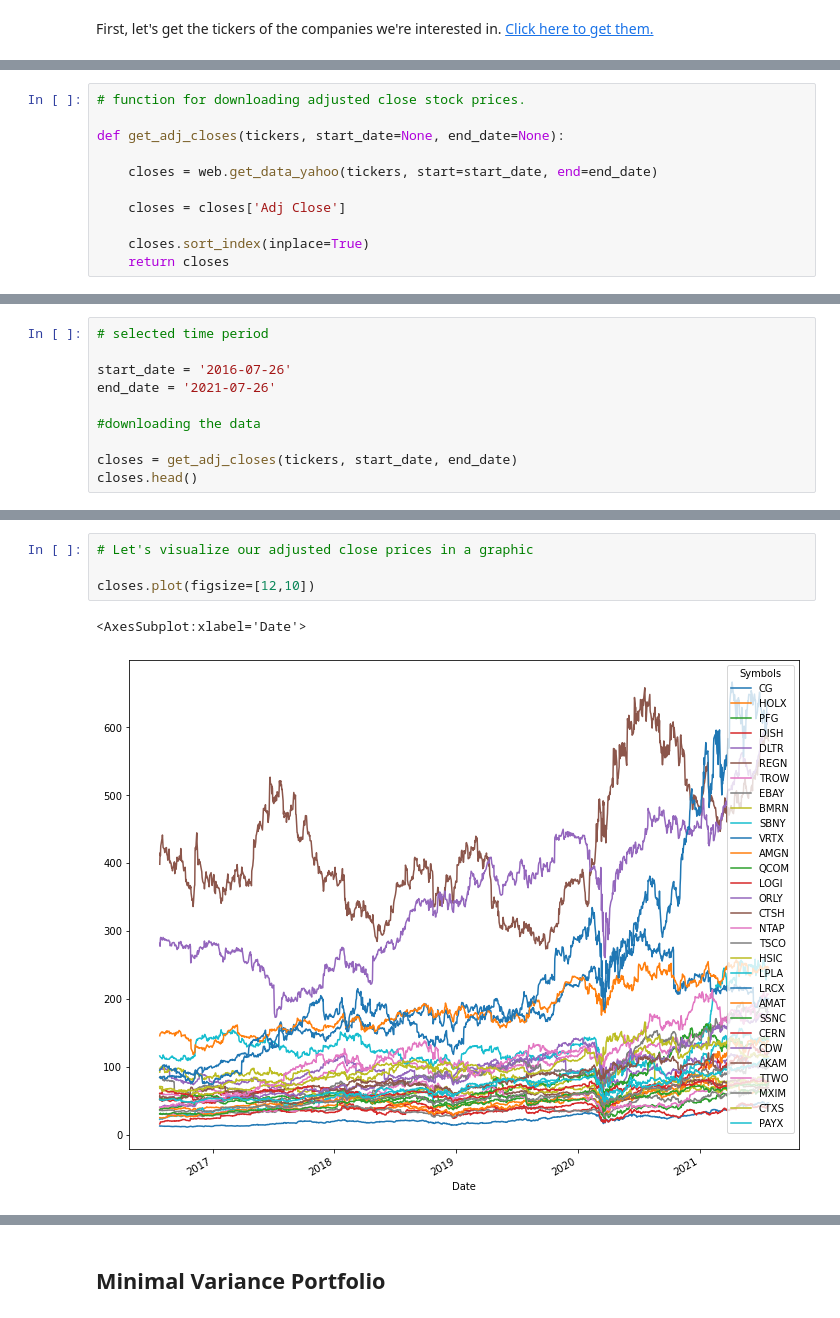
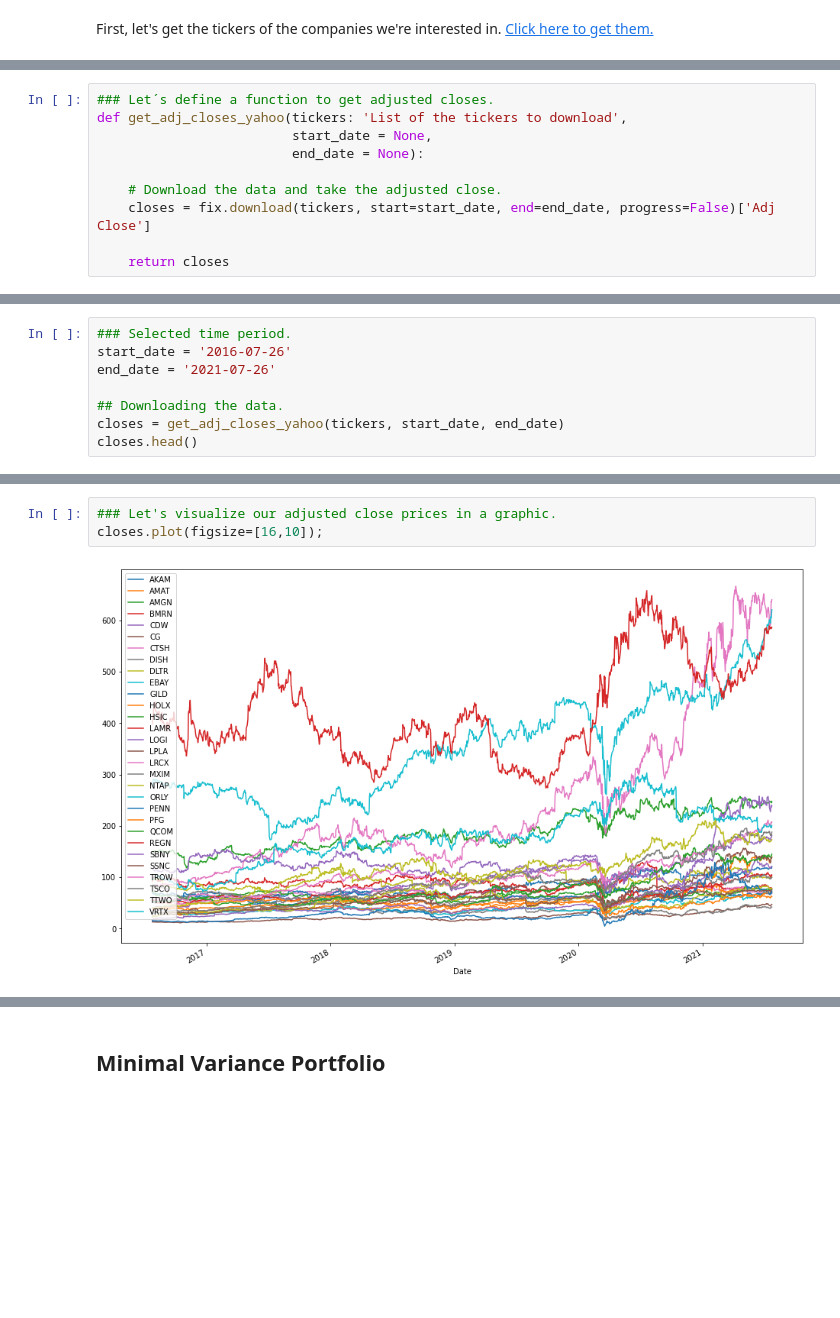
Before and after one commit to bmanica/Factset_Learning_PA, a Jupyter notebook: Optimal_portfolio_selection.ipynb, the cells around one changed output, grey strips where cells are left out. Cells and saved outputs as stored; diff of their text form; blank space fills up the shorter version.

```diff
--- a/Optimal_portfolio_selection.ipynb
+++ b/Optimal_portfolio_selection.ipynb
@@ -89,11 +90,10 @@ best_stocks
 # %%
-# function for downloading adjusted close stock prices.
+### Let´s define a function to get adjusted closes.
+def get_adj_closes_yahoo(tickers: 'List of the tickers to download',
+                         start_date = None,
+                         end_date = None):
 
-def get_adj_closes(tickers, start_date=None, end_date=None):
+    # Download the data and take the adjusted close.
+    closes = fix.download(tickers, start=start_date, end=end_date, progress=False)['Adj Close']
 
-    closes = web.get_data_yahoo(tickers, start=start_date, end=end_date)
-
-    closes = closes['Adj Close']
-
-    closes.sort_index(inplace=True)
     return closes
@@ -137,11 +122,9 @@ tickers
 # %%
-# selected time period
-
+### Selected time period.
 start_date = '2016-07-26'
 end_date = '2021-07-26'
 
-#downloading the data
-
-closes = get_adj_closes(tickers, start_date, end_date)
+## Downloading the data.
+closes = get_adj_closes_yahoo(tickers, start_date, end_date)
 closes.head()
 # %% [output]
@@ -155,9 +138,7 @@ closes.head()
 5 rows × 30 columns
 # %%
-# Let's visualize our adjusted close prices in a graphic
-
-closes.plot(figsize=[12,10])
+### Let's visualize our adjusted close prices in a graphic.
+closes.plot(figsize=[16,10]);
 # %% [output]
-<AxesSubplot:xlabel='Date'>
-[figure, old version]
+[figure, new version]
 # %%
```
Also changed, not shown: parts of 39 cells of this notebook, 1 other file.
